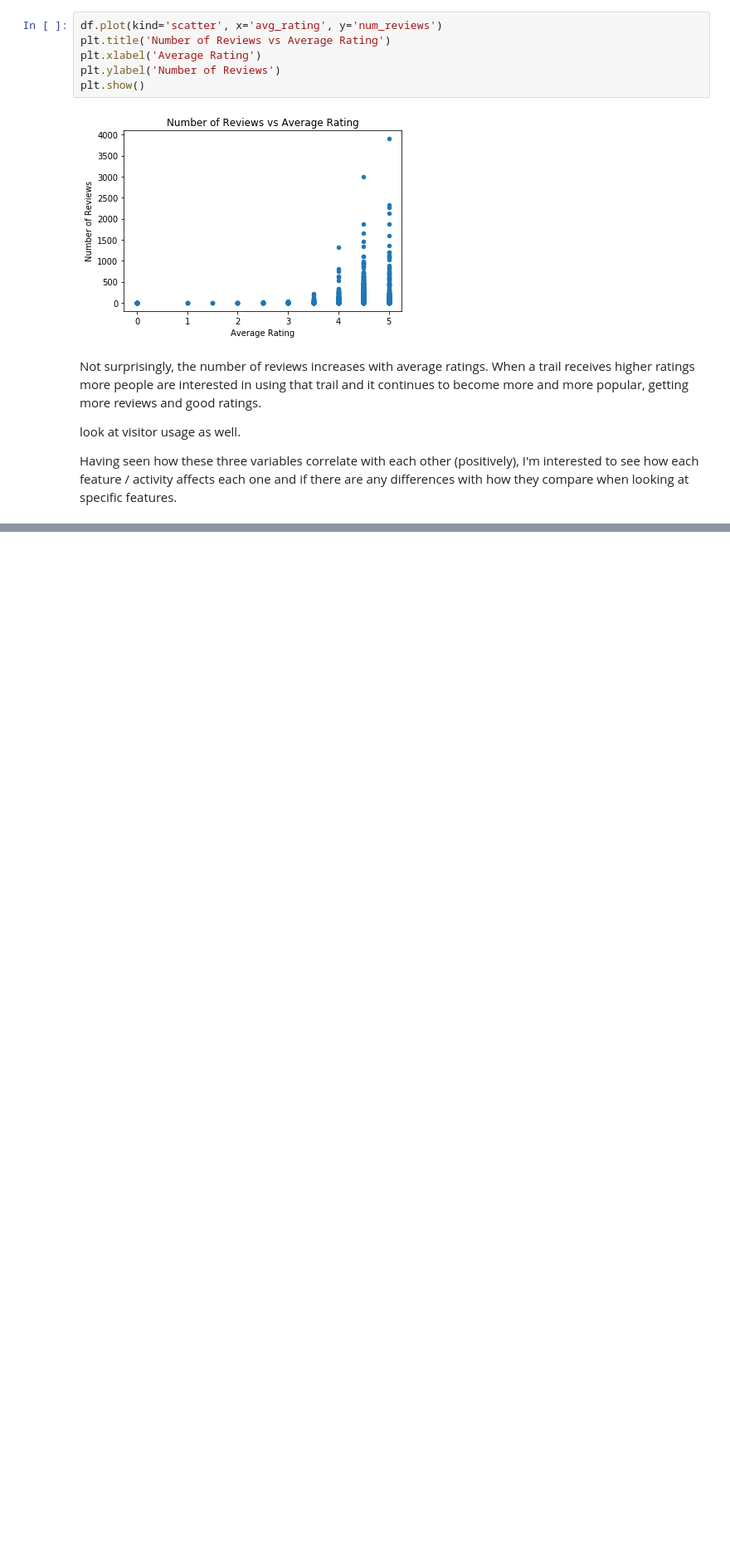
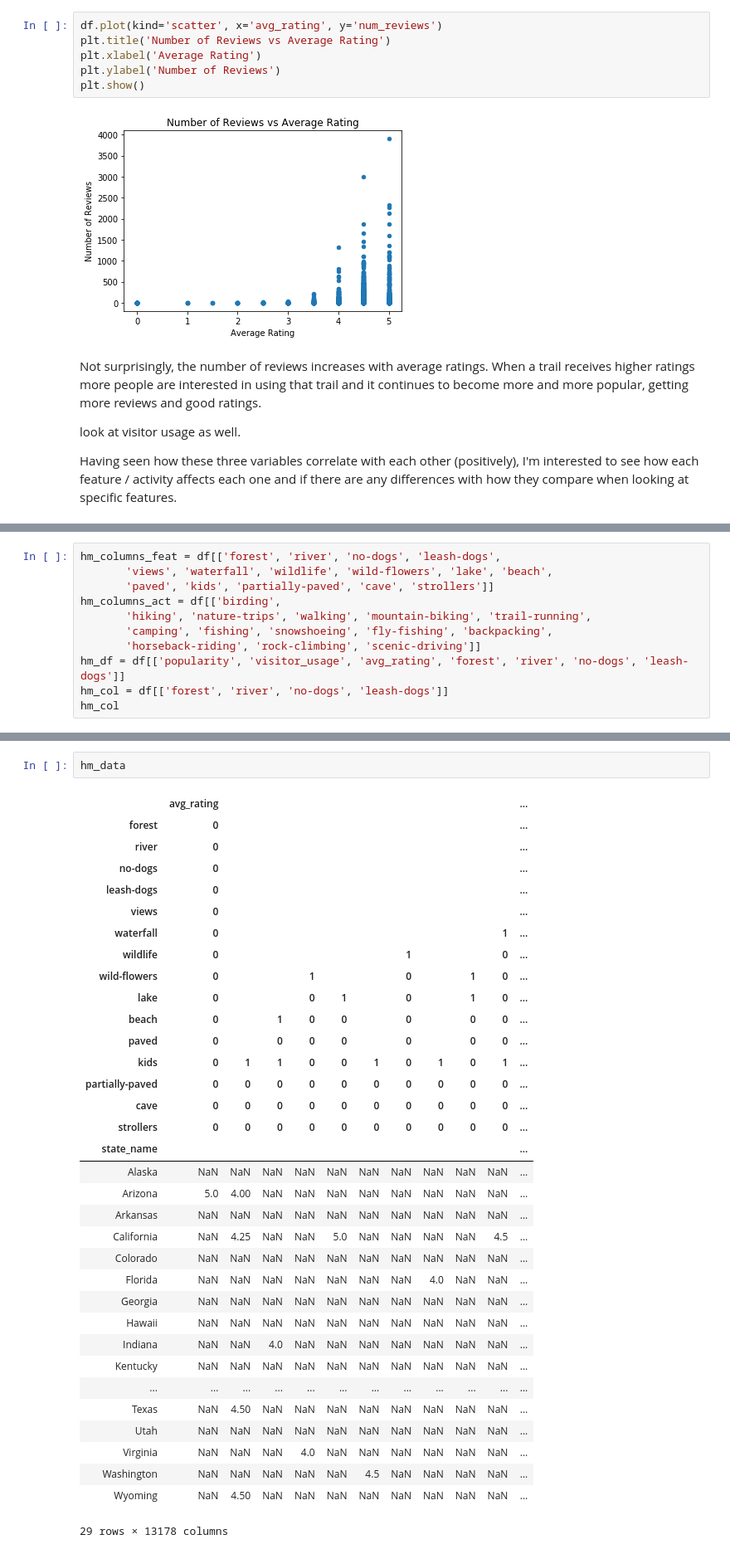
Before and after one commit to evamintz/National-Parks-Capstone-Project, a Jupyter notebook: Capstone1.ipynb, the cells around one changed output, grey strips where cells are left out. Shown at 83% size. Saved outputs shown, nothing was run; the diff lists cells and outputs as text; blank space fills up the shorter version.

```diff
--- a/Capstone1.ipynb
+++ b/Capstone1.ipynb
@@ -235,0 +357,11 @@ Having seen how these three variables correlate with each other (positively), I'
+# %%
+hm_columns_feat = df[['forest', 'river', 'no-dogs', 'leash-dogs',
+       'views', 'waterfall', 'wildlife', 'wild-flowers', 'lake', 'beach',
+       'paved', 'kids', 'partially-paved', 'cave', 'strollers']]
+hm_columns_act = df[['birding',
+       'hiking', 'nature-trips', 'walking', 'mountain-biking', 'trail-running',
+       'camping', 'fishing', 'snowshoeing', 'fly-fishing', 'backpacking',
+       'horseback-riding', 'rock-climbing', 'scenic-driving']]
+hm_df = df[['popularity', 'visitor_usage', 'avg_rating', 'forest', 'river', 'no-dogs', 'leash-dogs']]
+hm_col = df[['forest', 'river', 'no-dogs', 'leash-dogs']]
+hm_col
@@ -235,0 +451,37 @@ Having seen how these three variables correlate with each other (positively), I'
+# %%
+hm_data
+# %% [output]
+|  | avg_rating |  |  |  |  |  |  |  |  |  | ... |
+| forest | 0 |  |  |  |  |  |  |  |  |  | ... |
+| river | 0 |  |  |  |  |  |  |  |  |  | ... |
+| no-dogs | 0 |  |  |  |  |  |  |  |  |  | ... |
+| leash-dogs | 0 |  |  |  |  |  |  |  |  |  | ... |
+| views | 0 |  |  |  |  |  |  |  |  |  | ... |
+| waterfall | 0 |  |  |  |  |  |  |  |  | 1 | ... |
+| wildlife | 0 |  |  |  |  |  | 1 |  |  | 0 | ... |
+| wild-flowers | 0 |  |  | 1 |  |  | 0 |  | 1 | 0 | ... |
+| lake | 0 |  |  | 0 | 1 |  | 0 |  | 1 | 0 | ... |
+| beach | 0 |  | 1 | 0 | 0 |  | 0 |  | 0 | 0 | ... |
+| paved | 0 |  | 0 | 0 | 0 |  | 0 |  | 0 | 0 | ... |
+| kids | 0 | 1 | 1 | 0 | 0 | 1 | 0 | 1 | 0 | 1 | ... |
+| partially-paved | 0 | 0 | 0 | 0 | 0 | 0 | 0 | 0 | 0 | 0 | ... |
+| cave | 0 | 0 | 0 | 0 | 0 | 0 | 0 | 0 | 0 | 0 | ... |
+| strollers | 0 | 0 | 0 | 0 | 0 | 0 | 0 | 0 | 0 | 0 | ... |
+| state_name |  |  |  |  |  |  |  |  |  |  | ... |
+| Alaska | NaN | NaN | NaN | NaN | NaN | NaN | NaN | NaN | NaN | NaN | ... |
+| Arizona | 5.0 | 4.00 | NaN | NaN | NaN | NaN | NaN | NaN | NaN | NaN | ... |
+| Arkansas | NaN | NaN | NaN | NaN | NaN | NaN | NaN | NaN | NaN | NaN | ... |
+| California | NaN | 4.25 | NaN | NaN | 5.0 | NaN | NaN | NaN | NaN | 4.5 | ... |
+| Colorado | NaN | NaN | NaN | NaN | NaN | NaN | NaN | NaN | NaN | NaN | ... |
+| Florida | NaN | NaN | NaN | NaN | NaN | NaN | NaN | 4.0 | NaN | NaN | ... |
+| Georgia | NaN | NaN | NaN | NaN | NaN | NaN | NaN | NaN | NaN | NaN | ... |
+| Hawaii | NaN | NaN | NaN | NaN | NaN | NaN | NaN | NaN | NaN | NaN | ... |
+| Indiana | NaN | NaN | 4.0 | NaN | NaN | NaN | NaN | NaN | NaN | NaN | ... |
+| Kentucky | NaN | NaN | NaN | NaN | NaN | NaN | NaN | NaN | NaN | NaN | ... |
+| ... | ... | ... | ... | ... | ... | ... | ... | ... | ... | ... | ... |
+| Texas | NaN | 4.50 | NaN | NaN | NaN | NaN | NaN | NaN | NaN | NaN | ... |
+| Utah | NaN | NaN | NaN | NaN | NaN | NaN | NaN | NaN | NaN | NaN | ... |
+| Virginia | NaN | NaN | NaN | 4.0 | NaN | NaN | NaN | NaN | NaN | NaN | ... |
+| Washington | NaN | NaN | NaN | NaN | NaN | 4.5 | NaN | NaN | NaN | NaN | ... |
+| Wyoming | NaN | 4.50 | NaN | NaN | NaN | NaN | NaN | NaN | NaN | NaN | ... |
+29 rows × 13178 columns
```
Also changed, not shown: parts of 36 cells of this notebook.
